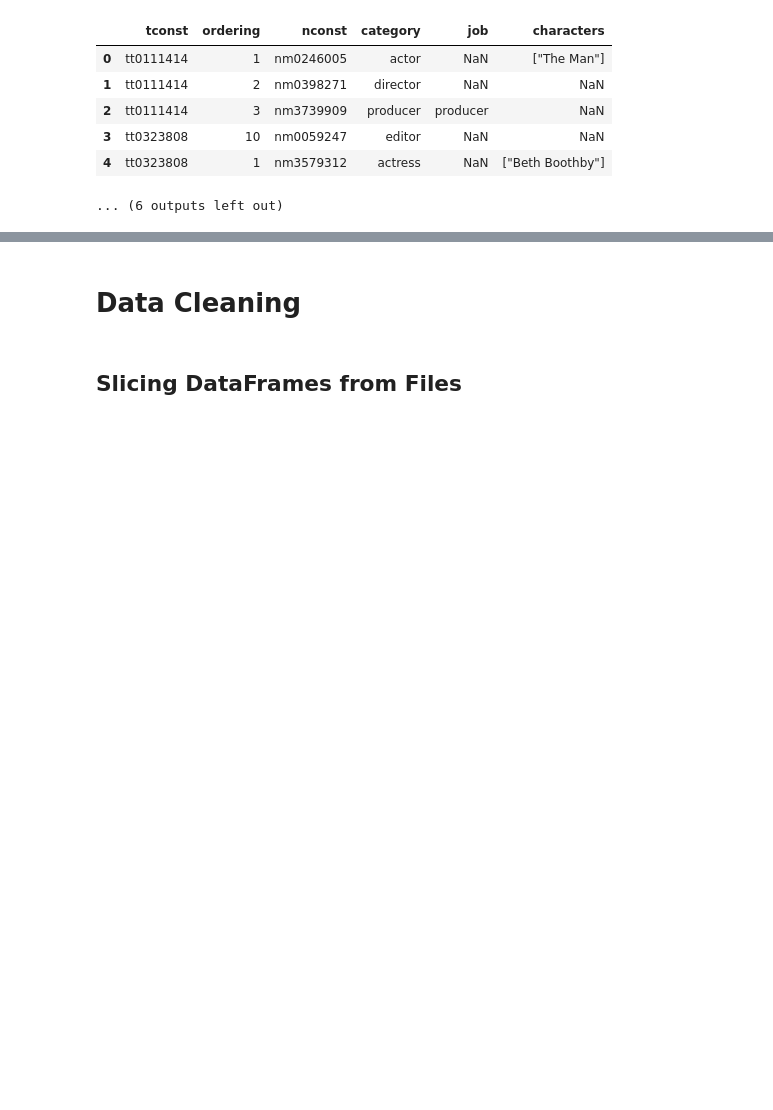
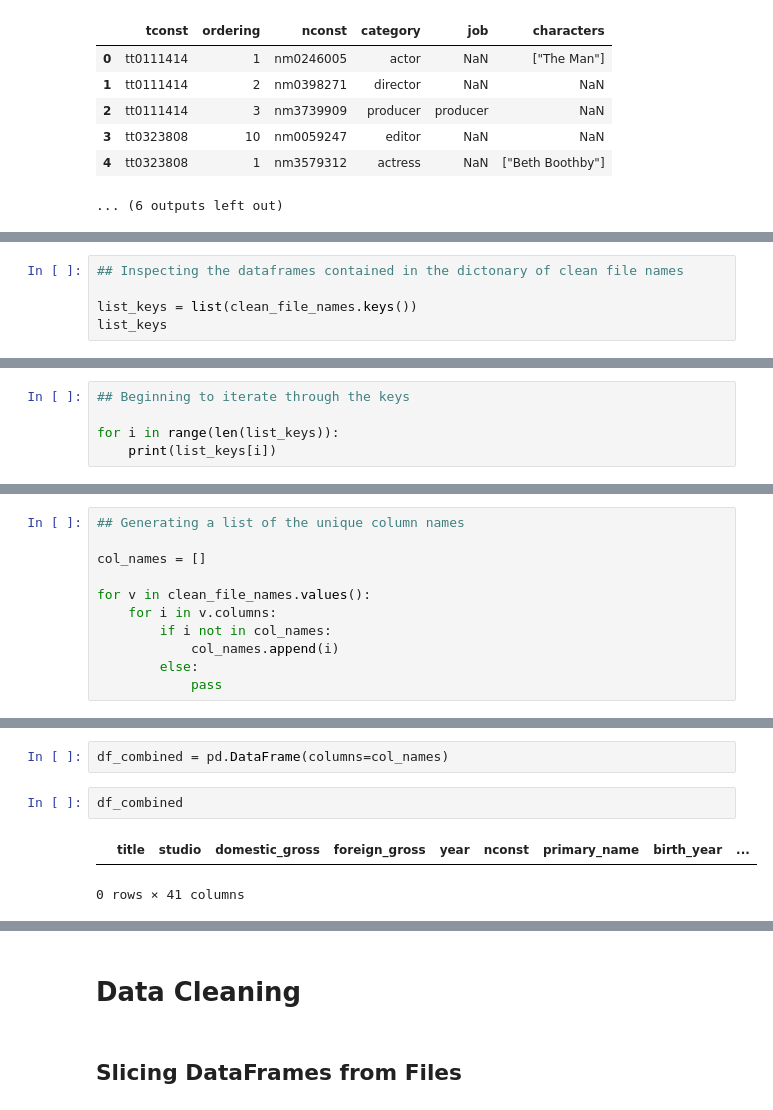
Before and after one commit to BenJMcCarty/BMC_P1P_Redo, a Jupyter notebook: WiP.ipynb, the cells around one changed output, grey strips where cells are left out. Cells and saved outputs as stored; diff of their text form; blank space fills up the shorter version.

Commit message:
Exploring  initial dictionary of dataframes

```diff
--- a/WiP.ipynb
+++ b/WiP.ipynb
@@ -225,0 +228,5 @@ Preview of imdb_title_principals:
+# %%
+## Inspecting the dataframes contained in the dictonary of clean file names
+
+list_keys = list(clean_file_names.keys())
+list_keys
@@ -225,0 +243,5 @@ Preview of imdb_title_principals:
+# %%
+## Beginning to iterate through the keys
+
+for i in range(len(list_keys)):
+    print(list_keys[i])
@@ -225,0 +343,11 @@ Preview of imdb_title_principals:
+# %%
+## Generating a list of the unique column names
+
+col_names = []
+
+for v in clean_file_names.values():
+    for i in v.columns:
+        if i not in col_names:
+            col_names.append(i)
+        else:
+            pass
@@ -225,0 +387,7 @@ Preview of imdb_title_principals:
+# %%
+df_combined = pd.DataFrame(columns=col_names)
+# %%
+df_combined
+# %% [output]
+|  | title | studio | domestic_gross | foreign_gross | year | nconst | primary_name | birth_year | ... |
+0 rows × 41 columns
```
Also changed, not shown: parts of 13 cells of this notebook.
